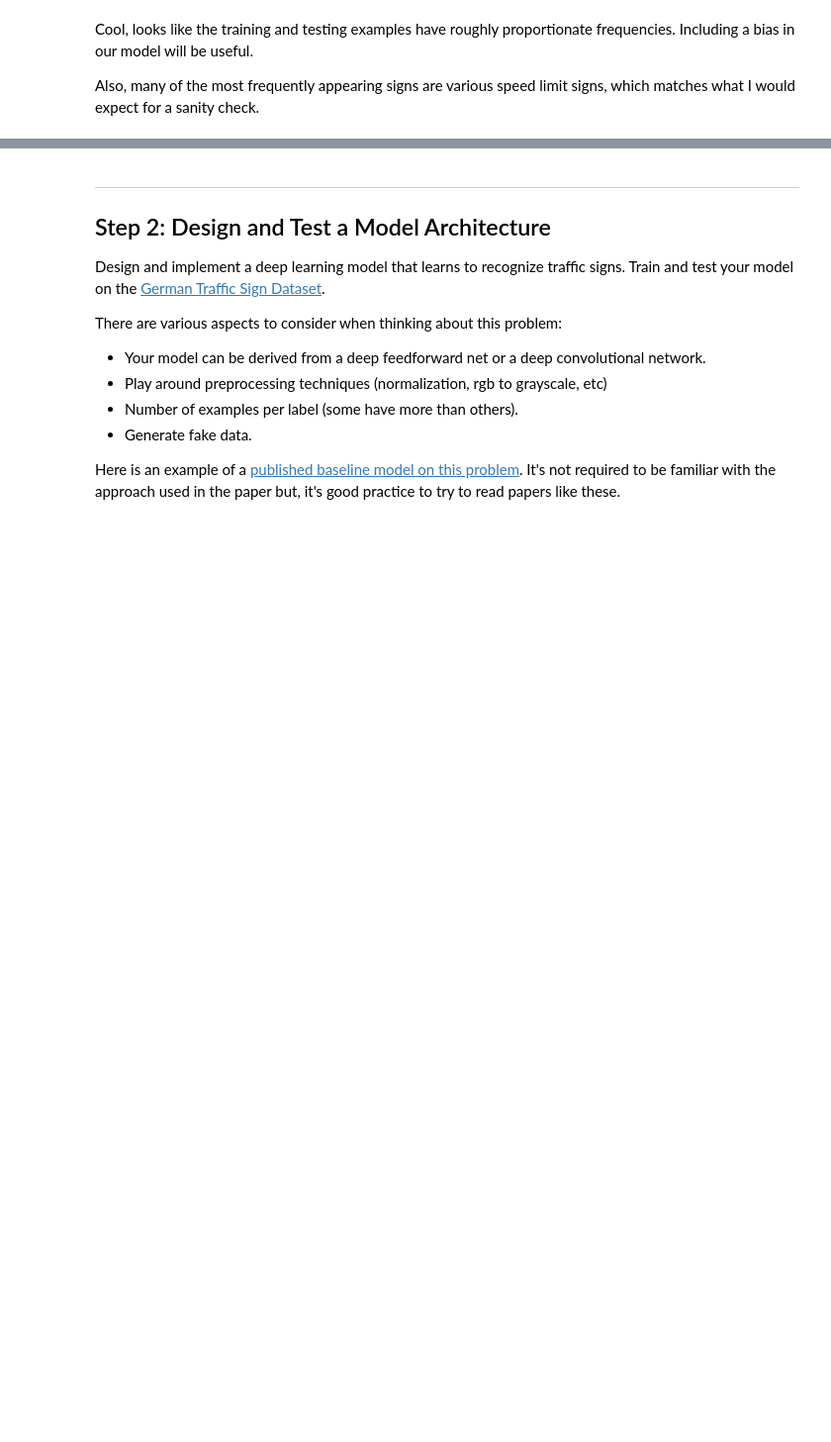
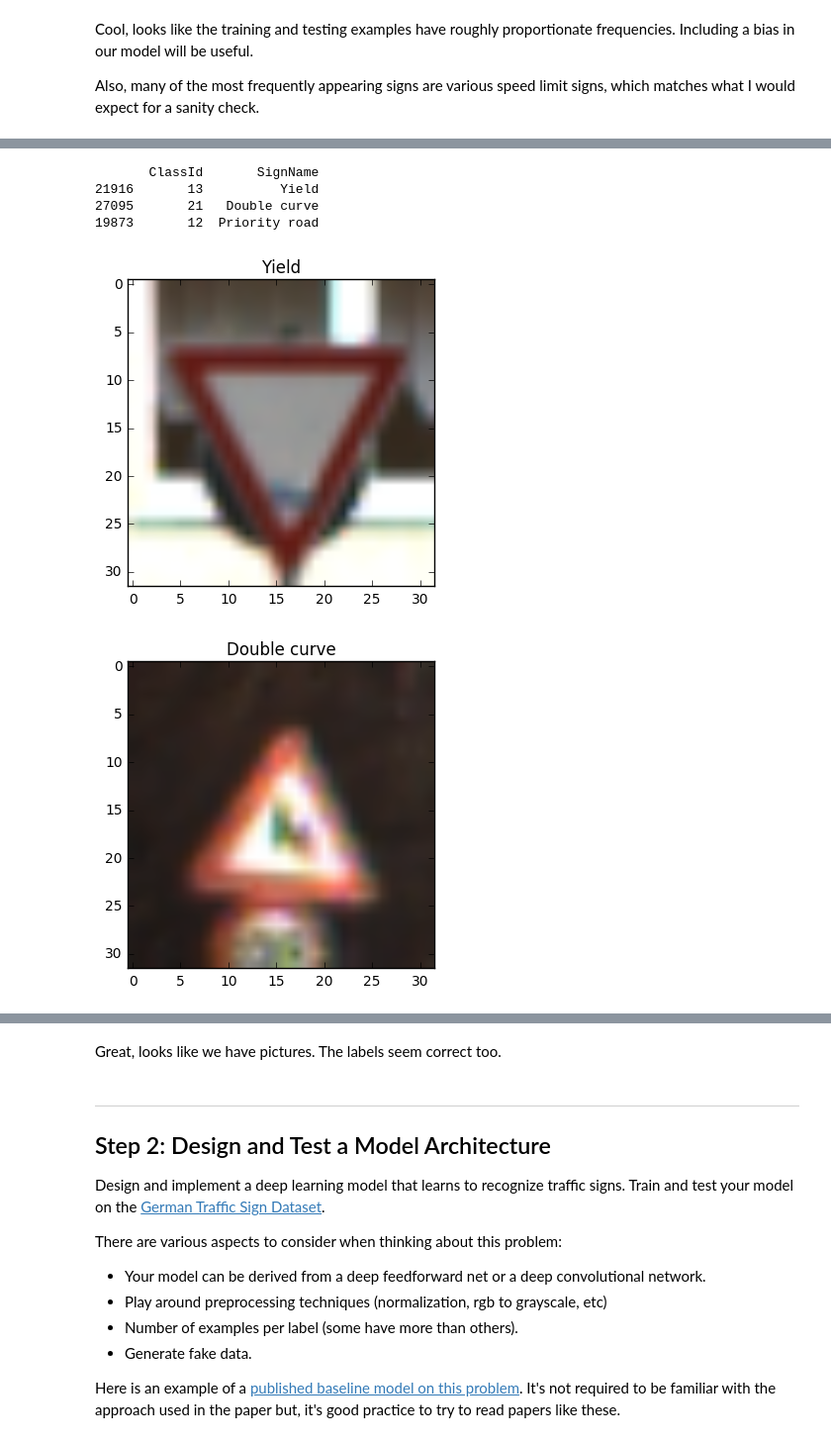
Before and after one commit to kevinpalm/udacity_traffic_signs, a Jupyter notebook: Traffic_Signs_Recognition.ipynb, the cells around one changed output, grey strips where cells are left out. Shown at 99% size. Saved outputs shown, nothing was run; the diff lists cells and outputs as text; code cells hidden in the pictures; blank space fills up the shorter version.

```diff
--- a/Traffic_Signs_Recognition.ipynb
+++ b/Traffic_Signs_Recognition.ipynb
@@ -115,0 +130,17 @@ print(g_train.shape)
+# %%
+# Pull three random samples
+samples = examples.sample(n=3)
+print(samples)
+
+# Show the image
+for index, row in samples.iterrows():
+    plt.figure()
+    plt.imshow(X_train[index])
+    plt.title(row["SignName"])
+# %% [output]
+       ClassId       SignName
+21916       13          Yield
+27095       21   Double curve
+19873       12  Priority road
+[figure, added]
+[figure, added]
@@ -116,3 +148,5 @@ print(g_train.shape)
+# %% [markdown]
+Great, looks like we have pictures. The labels seem correct too.
 # %% [markdown]
 ----
 
```
Also changed, not shown: parts of 4 cells of this notebook.
